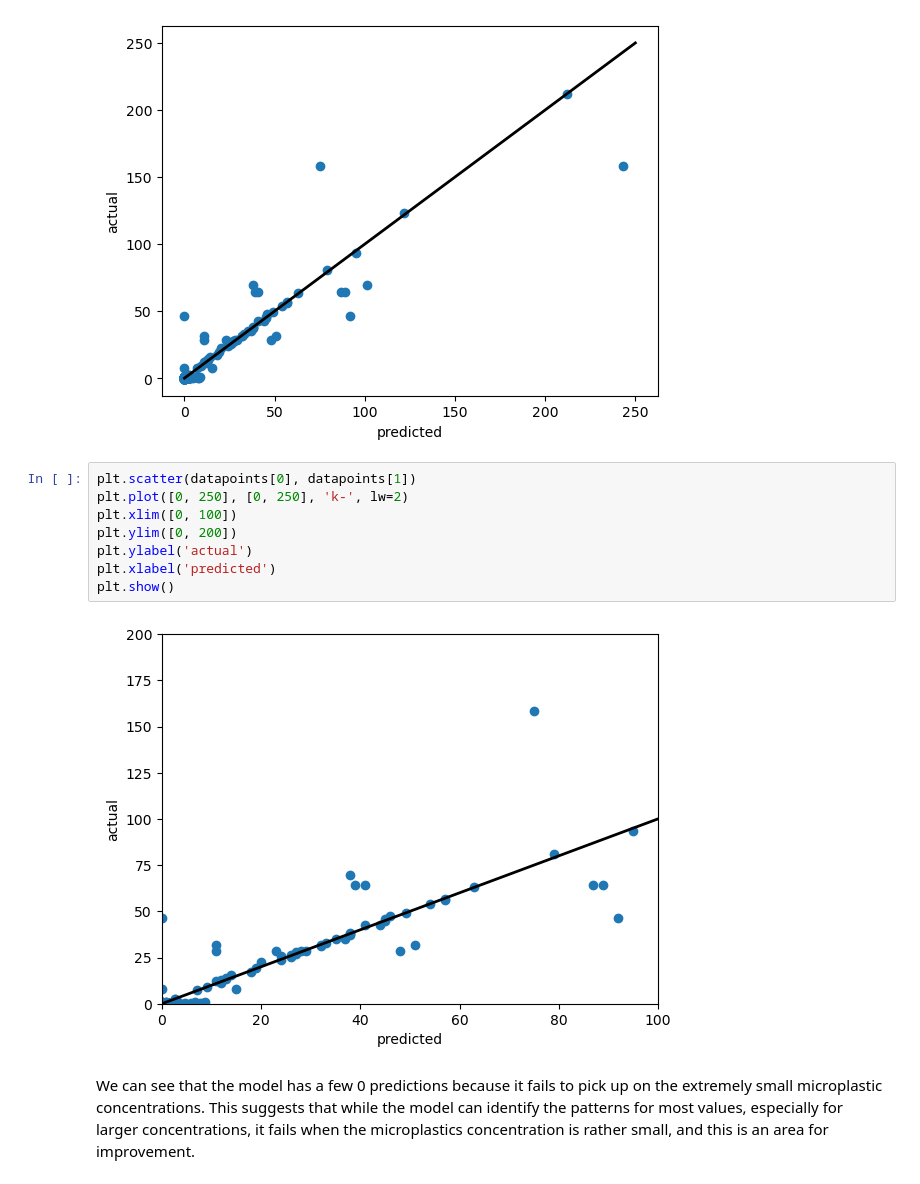
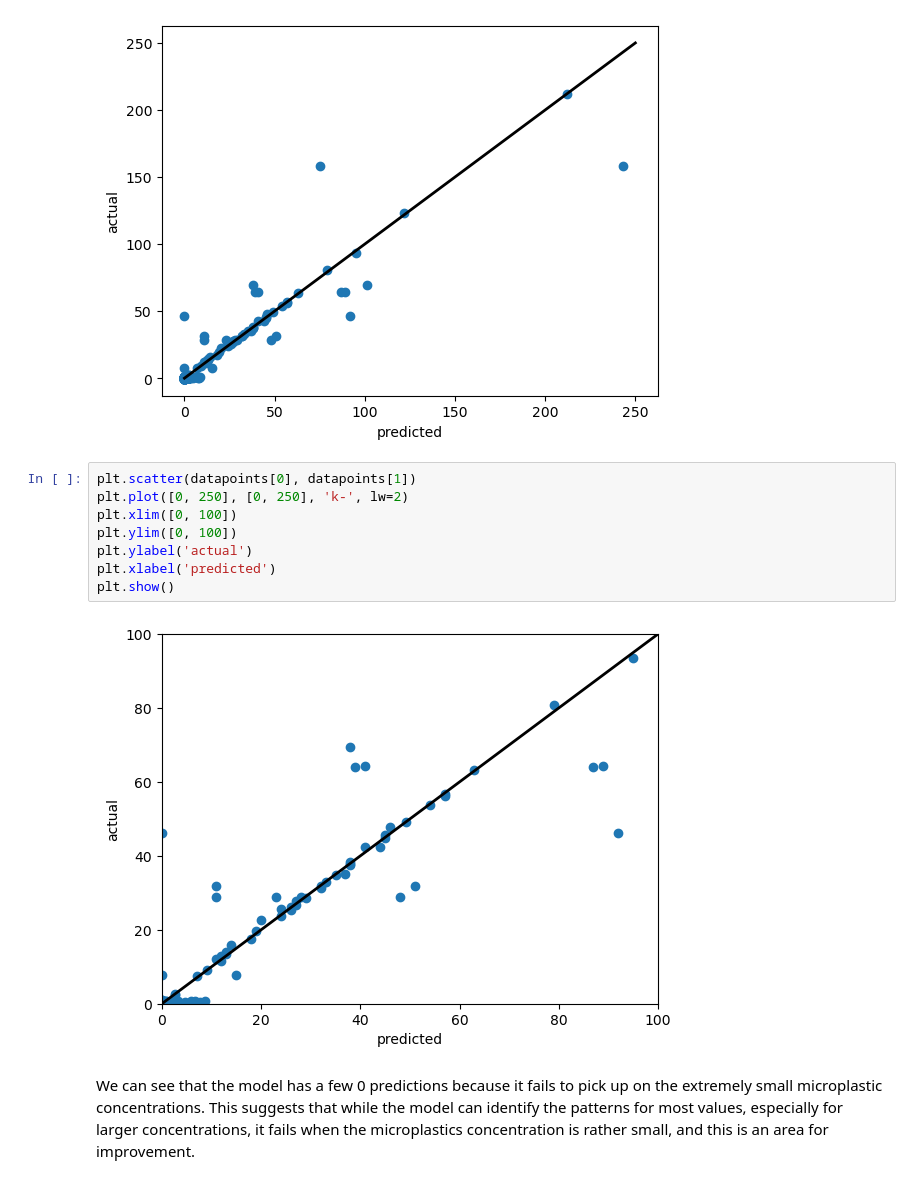
Before and after one commit to jun-lsh/splash-awards-22, a Jupyter notebook: model/GRU.ipynb, the cells around one changed output. Saved outputs shown, nothing was run; the diff lists cells and outputs as text.

```diff
--- a/model/GRU.ipynb
+++ b/model/GRU.ipynb
@@ -473,12 +459,12 @@ plt.show()
 # %%
 plt.scatter(datapoints[0], datapoints[1])
 plt.plot([0, 250], [0, 250], 'k-', lw=2)
 plt.xlim([0, 100])
-plt.ylim([0, 200])
+plt.ylim([0, 100])
 plt.ylabel('actual')
 plt.xlabel('predicted')
 plt.show()
 # %% [output]
-[figure, old version]
+[figure, new version]
 # %% [markdown]
 We can see that the model has a few 0 predictions because it fails to pick up on the extremely small microplastic concentrations. This suggests that while the model can identify the patterns for most values, especially for larger concentrations, it fails when the microplastics concentration is rather small, and this is an area for improvement.
```
Also changed, not shown: parts of 2 cells of this notebook.
